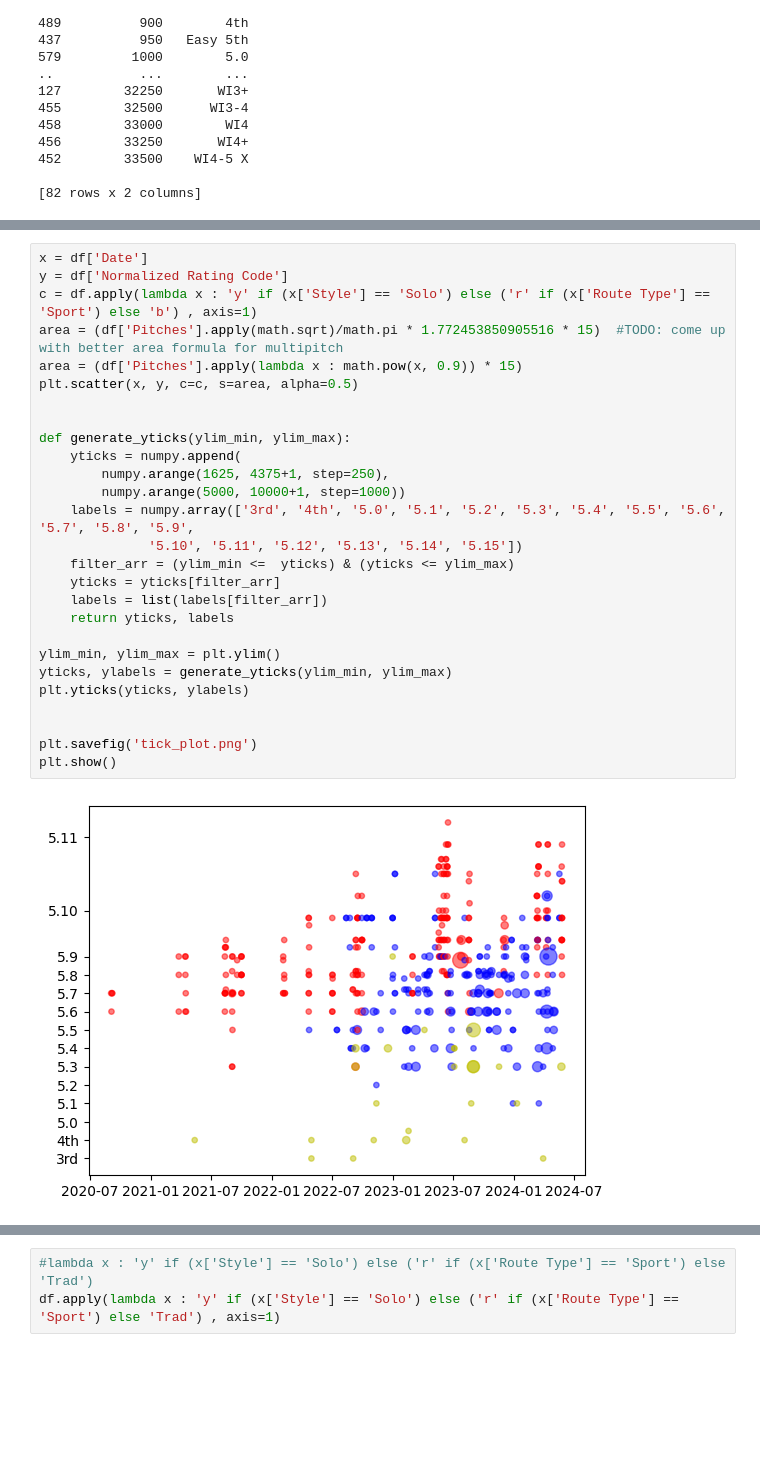
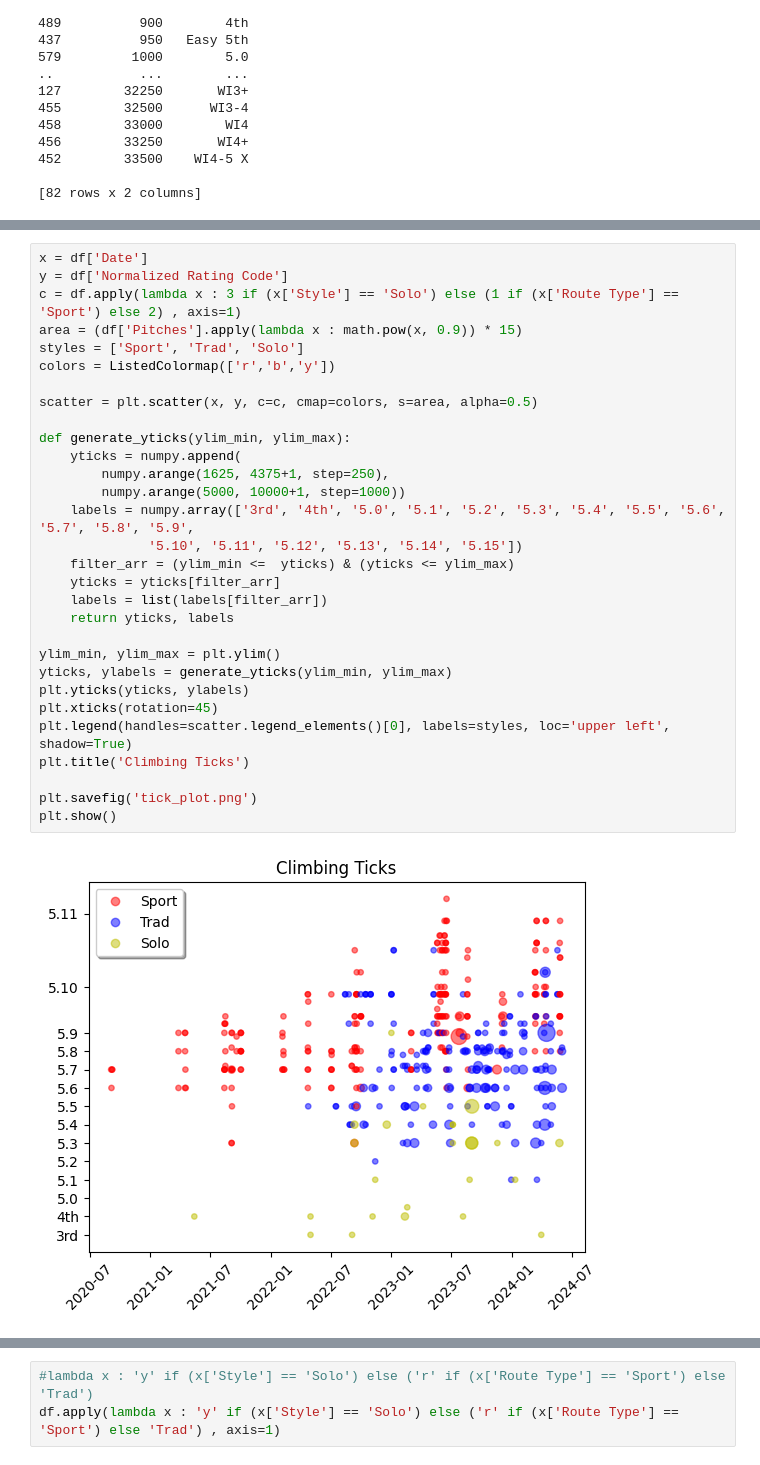
Before and after one commit to raymur/mp-plot, a Jupyter notebook: parse_ticks.ipynb, the cells around one changed output, grey strips where cells are left out. Cells and saved outputs as stored; diff of their text form; blank space fills up the shorter version.

Commit message:
- improve date x axis labeling (done)   - provide key for colors (done)   - update pandas/plot logic in the api (DONE)

```diff
--- a/parse_ticks.ipynb
+++ b/parse_ticks.ipynb
@@ -137,29 +124,32 @@ df
 # %%
 x = df['Date']
 y = df['Normalized Rating Code']
-c = df.apply(lambda x : 'y' if (x['Style'] == 'Solo') else ('r' if (x['Route Type'] == 'Sport') else 'b') , axis=1)
-area = (df['Pitches'].apply(math.sqrt)/math.pi * 1.772453850905516 * 15)  #TODO: come up with better area formula for multipitch
+c = df.apply(lambda x : 3 if (x['Style'] == 'Solo') else (1 if (x['Route Type'] == 'Sport') else 2) , axis=1)
 area = (df['Pitches'].apply(lambda x : math.pow(x, 0.9)) * 15)
-plt.scatter(x, y, c=c, s=area, alpha=0.5)
+styles = ['Sport', 'Trad', 'Solo']
+colors = ListedColormap(['r','b','y'])
 
+scatter = plt.scatter(x, y, c=c, cmap=colors, s=area, alpha=0.5)
 
 def generate_yticks(ylim_min, ylim_max):
     yticks = numpy.append(
         numpy.arange(1625, 4375+1, step=250),
         numpy.arange(5000, 10000+1, step=1000))
     labels = numpy.array(['3rd', '4th', '5.0', '5.1', '5.2', '5.3', '5.4', '5.5', '5.6', '5.7', '5.8', '5.9',
               '5.10', '5.11', '5.12', '5.13', '5.14', '5.15'])
     filter_arr = (ylim_min <=  yticks) & (yticks <= ylim_max)
     yticks = yticks[filter_arr]
     labels = list(labels[filter_arr])
     return yticks, labels
 
 ylim_min, ylim_max = plt.ylim()
 yticks, ylabels = generate_yticks(ylim_min, ylim_max)
 plt.yticks(yticks, ylabels)
-
+plt.xticks(rotation=45)
+plt.legend(handles=scatter.legend_elements()[0], labels=styles, loc='upper left', shadow=True)
+plt.title('Climbing Ticks')
 
 plt.savefig('tick_plot.png')
 plt.show()
 # %% [output]
-[figure, old version]
+[figure, new version]
```
Also changed, not shown: parts of 4 cells of this notebook, 4 other files.
